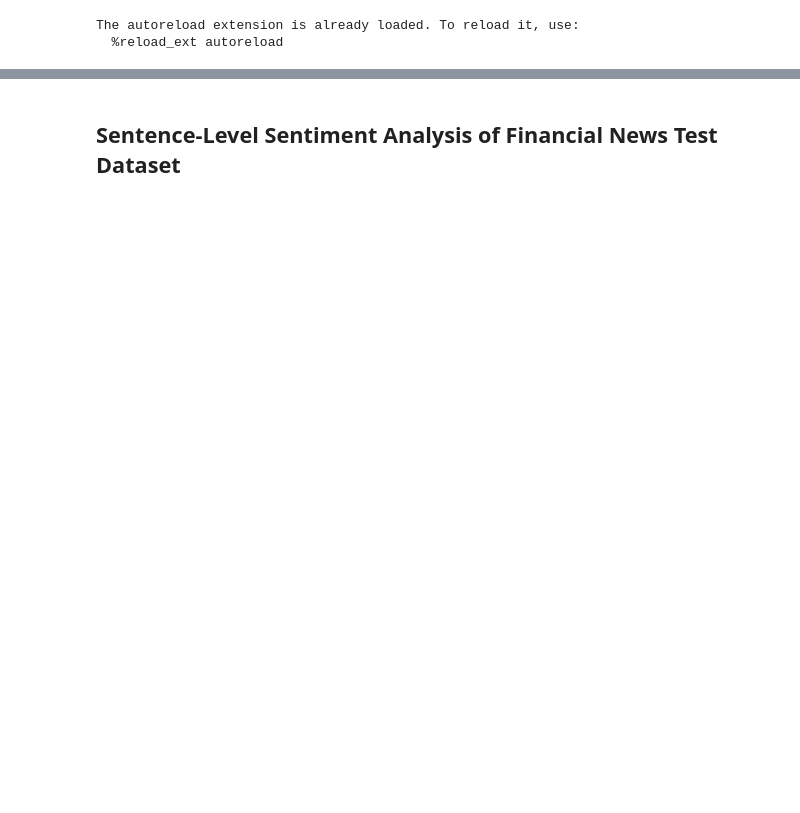
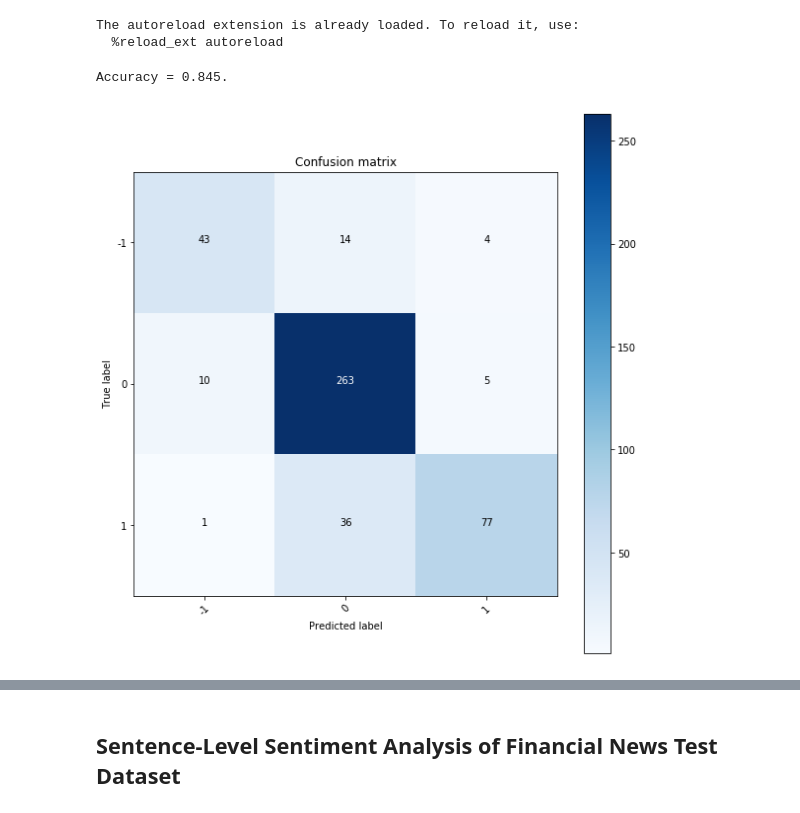
Before and after one commit to bobflagg/Financial-News-Sentiment-Analysis, a Jupyter notebook: Error-Analysis.ipynb, the cells around one changed output, grey strips where cells are left out. Saved outputs shown, nothing was run; the diff lists cells and outputs as text; code cells hidden in the pictures; blank space fills up the shorter version.

```diff
--- a/Error-Analysis.ipynb
+++ b/Error-Analysis.ipynb
@@ -29,9 +30,11 @@ from fnsa.util import show, show_tree
 import spacy
 # %%
-include_words = True
-
+ftype = VERY_STRICT_F_TYPE
+#ftype = STRICT_F_TYPE
+#ftype = REGULAR_F_TYPE
+#ftype = FLUSH_F_TYPE
 nlp = spacy.load('en_core_web_sm')
 lexicon = Lexicon(nlp)
 dr_detector = DRScopeDetector()
 if_detector = IFScopeDetector()
-extractor = FeatureExtractor(lexicon, detectors=[dr_detector, if_detector], include_words=include_words)
+extractor = FeatureExtractor(lexicon, detectors=[dr_detector, if_detector], ftype=ftype)
@@ -46,0 +41,15 @@ classifier = joblib.load(path)
+# %%
+fname = 'all-agree-%d' % ftype
+model = 'nb'
+codes = [-1, 0, 1]
+code2sentiment = {-1:'-', 0:'=', 1:'+'}
+
+sentences, X, y = load_data(fname + ".tsv")
+sentences_train, X_train, y_train, sentences_test, X_test, y_test = split(sentences, X, y)
+classifier = fit(X_train, y_train)
+accuracy, cm = evaluate(classifier, X_test, y_test)
+plot_confusion_matrix(cm, codes)
+print("Accuracy = %0.3f." % (accuracy,))
+# %% [output]
+Accuracy = 0.845.
+[figure, added]
```
Also changed, not shown: parts of 19 cells of this notebook, 19 other files.
